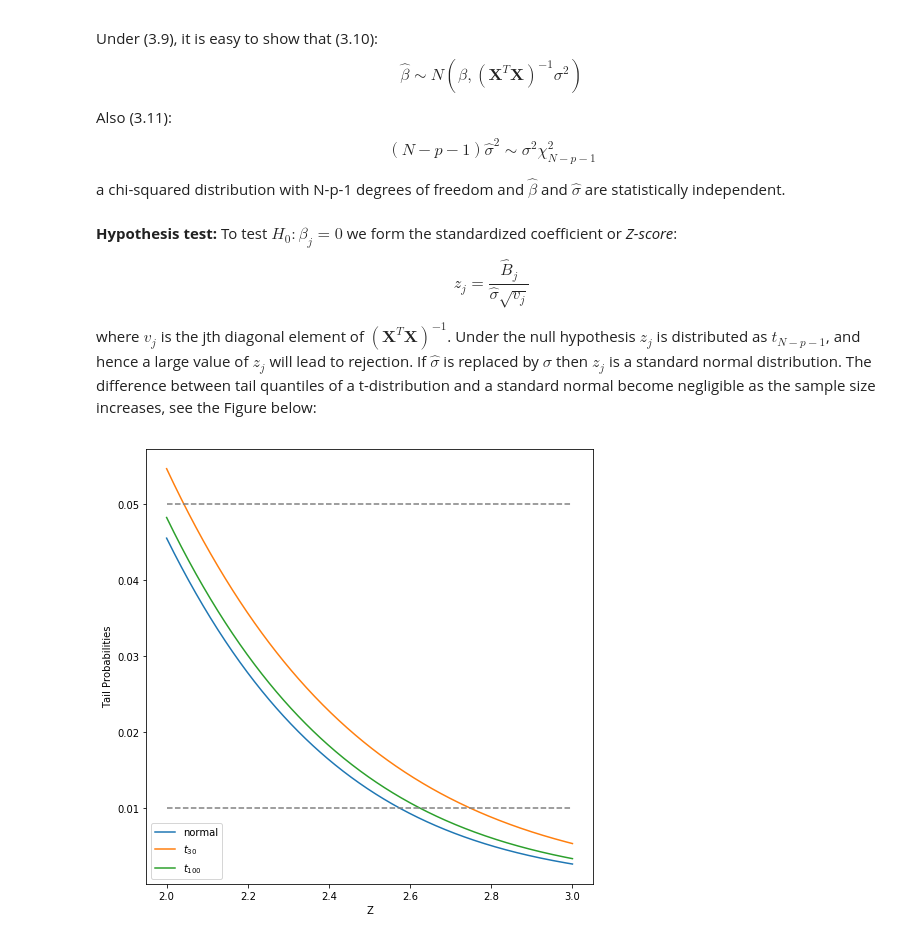
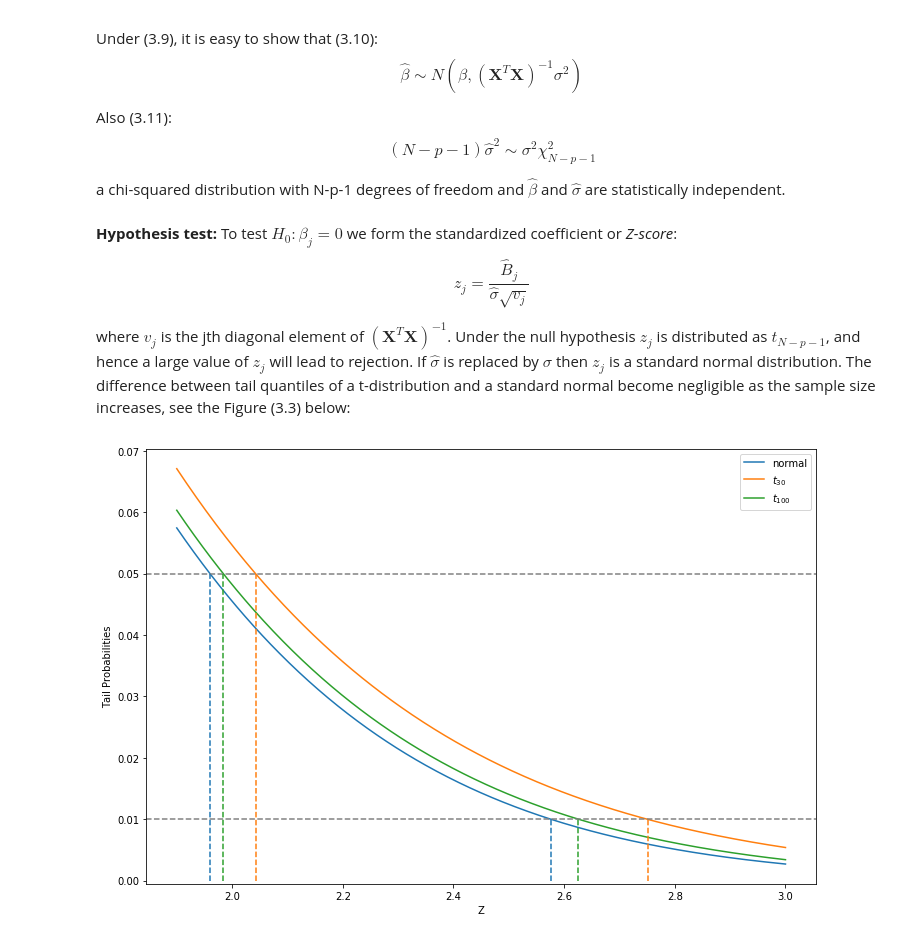
Before and after one commit to maitbayev/the-elements-of-statistical-learning, a Jupyter notebook: chapter-03/3.2-linear-regression-models-and-least-squares.ipynb, the cells around one changed output. Drawn from its saved outputs; the diff is of its cells as text; code cells hidden in the pictures.

Commit message:
Improve Figure 3.3

```diff
--- a/chapter-03/3.2-linear-regression-models-and-least-squares.ipynb
+++ b/chapter-03/3.2-linear-regression-models-and-least-squares.ipynb
@@ -115,36 +115,43 @@ $$
 z_j=\frac{\hat{B}_j}{\hat{\sigma}\sqrt{v_j}}
 $$
 
-where $v_j$ is the jth diagonal element of $(\mathbf{X}^T\mathbf{X})^{-1}$. Under the null hypothesis $z_j$ is distributed as $t_{N-p-1}$, and hence a large value of $z_j$ will lead to rejection. If $\hat{\sigma}$ is replaced by $\sigma$ then $z_j$ is a standard normal distribution. The difference between tail quantiles of a t-distribution and a standard normal become negligible as the sample size increases, see the Figure below:
+where $v_j$ is the jth diagonal element of $(\mathbf{X}^T\mathbf{X})^{-1}$. Under the null hypothesis $z_j$ is distributed as $t_{N-p-1}$, and hence a large value of $z_j$ will lead to rejection. If $\hat{\sigma}$ is replaced by $\sigma$ then $z_j$ is a standard normal distribution. The difference between tail quantiles of a t-distribution and a standard normal become negligible as the sample size increases, see the Figure (3.3) below:
 # %%
+# Figure 3.3
 %matplotlib inline
 
 import matplotlib.pyplot as plt
 import numpy as np
 from scipy.stats import norm, t
 
-def normal_tail_prob(z):
-    return 1 - norm.cdf(z) + norm.cdf(-z)
-
-def t_30_tail_prob(z):
-    return 1 - t.cdf(z, 30) + t.cdf(-z, 30)
-
-def t_100_tail_prob(z):
-    return 1 - t.cdf(z, 100) + t.cdf(-z, 100)
-
-fig = plt.figure(figsize = (8, 8))
+fig = plt.figure(figsize = (12, 8))
 axes = fig.add_subplot(1, 1, 1)
 
-z = np.linspace(2, 3, 500)
-axes.plot(z, [*map(normal_tail_prob, z)], label = 'normal')
-axes.plot(z, [*map(t_30_tail_prob, z)], label = '$t_{30}$')
-axes.plot(z, [*map(t_100_tail_prob, z)], label = '$t_{100}$')
+z = np.linspace(1.9, 3, 500)
 
-axes.plot([2, 3], [.01, .01], '--', color='gray')
-axes.plot([2, 3], [.05, .05], '--', color='gray')
+normal_probabilities = 1 - norm.cdf(z) + norm.cdf(-z)
+t_30_probabilities = 1 - t.cdf(z, 30) + t.cdf(-z, 30)
+t_100_probabilities = 1 - t.cdf(z, 100) + t.cdf(-z, 100)
+
+axes.plot(z, normal_probabilities, color='C0', label = 'normal')
+axes.plot(z, t_30_probabilities, color='C1', label = '$t_{30}$')
+axes.plot(z, t_100_probabilities, color='C2', label = '$t_{100}$')
+
+xlim = axes.get_xlim()
+
+for y in [0.01, 0.05]:
+    axes.plot(xlim, [y, y], '--', color = 'gray',
+              scalex = False, scaley = False)
+
+    for index, probs in enumerate([normal_probabilities, t_30_probabilities,
+                                   t_100_probabilities]):
+        x = z[np.abs(probs - y).argmin()]
+        axes.plot([x, x], [0, y], '--', color = f"C{index}",
+                  scalex = False, scaley = False)
+
 axes.legend()
 axes.set_xlabel('Z')
 axes.set_ylabel('Tail Probabilities')
 plt.show()
 # %% [output]
-[figure, old version]
+[figure, new version]
```
